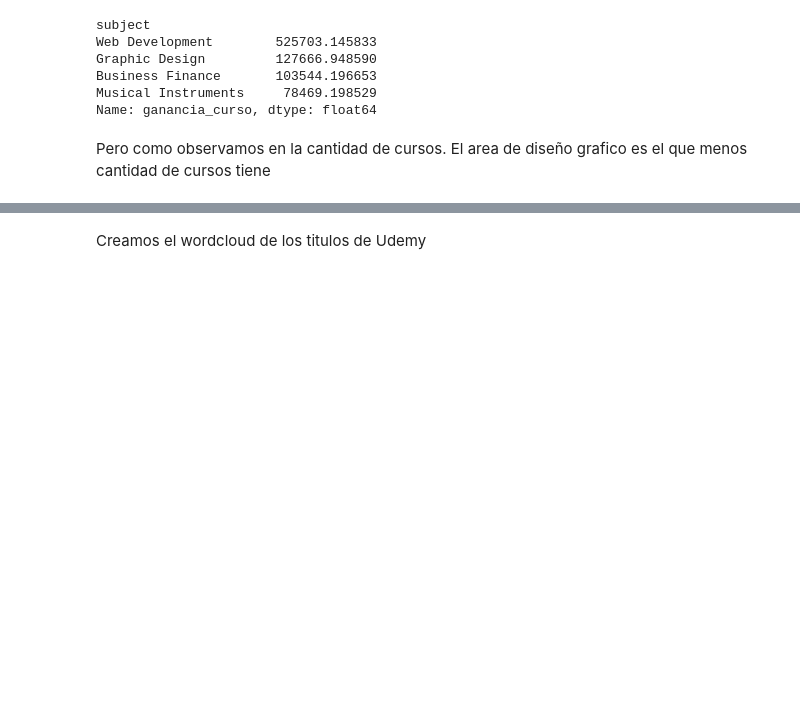
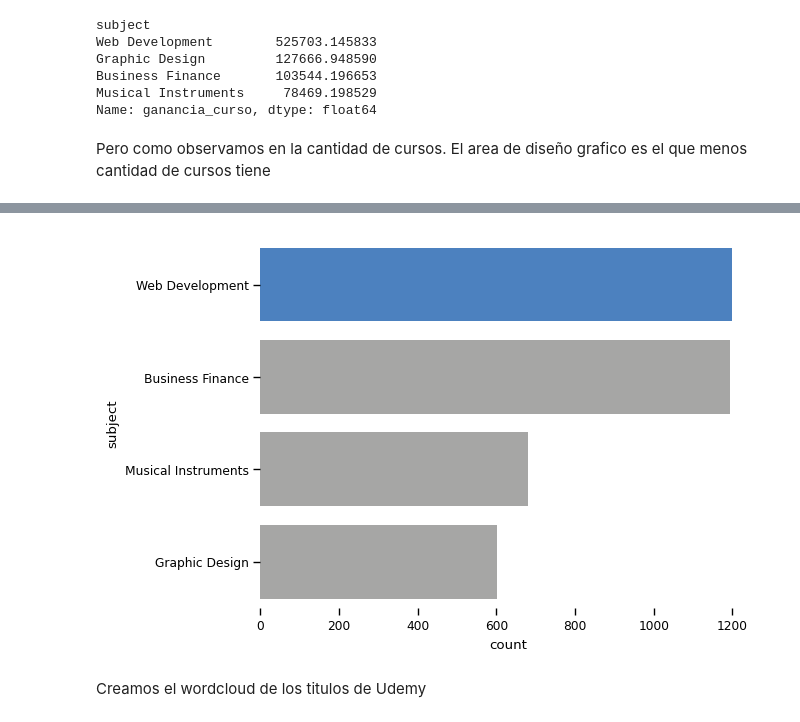
Before and after one commit to octa-acostamonti/MOOCs-Analyisis, a Jupyter notebook: EDA.ipynb, the cells around one changed output, grey strips where cells are left out. Saved outputs shown, nothing was run; the diff lists cells and outputs as text; code cells hidden in the pictures; blank space fills up the shorter version.

```diff
--- a/EDA.ipynb
+++ b/EDA.ipynb
@@ -958,4 +958,4 @@ Name: ganancia_curso, dtype: float64
 # %% [markdown]
 Pero como observamos en la cantidad de cursos. El area de diseño grafico es el que menos cantidad de cursos tiene
 # %%
-subject_udemy["subject"].value_counts().head(5)
+subject_udemy = subject_udemy["subject"].value_counts().to_frame().reset_index()
@@ -969,3 +972,9 @@ Name: count, dtype: int64
+# %%
+colores = ["#4c81bf" if subject == "Web Development" else "#a6a6a5" for subject in subject_udemy['subject']]
+sns.barplot(data=subject_udemy,x="count",y="subject",palette=colores,linewidth=0,saturation=1)
+sns.despine(left=True,bottom=True)
+# %% [output]
+[figure, added]
 # %% [markdown]
 Creamos el wordcloud de los titulos de Udemy
 # %%
```
Also changed, not shown: parts of 3 cells of this notebook.
